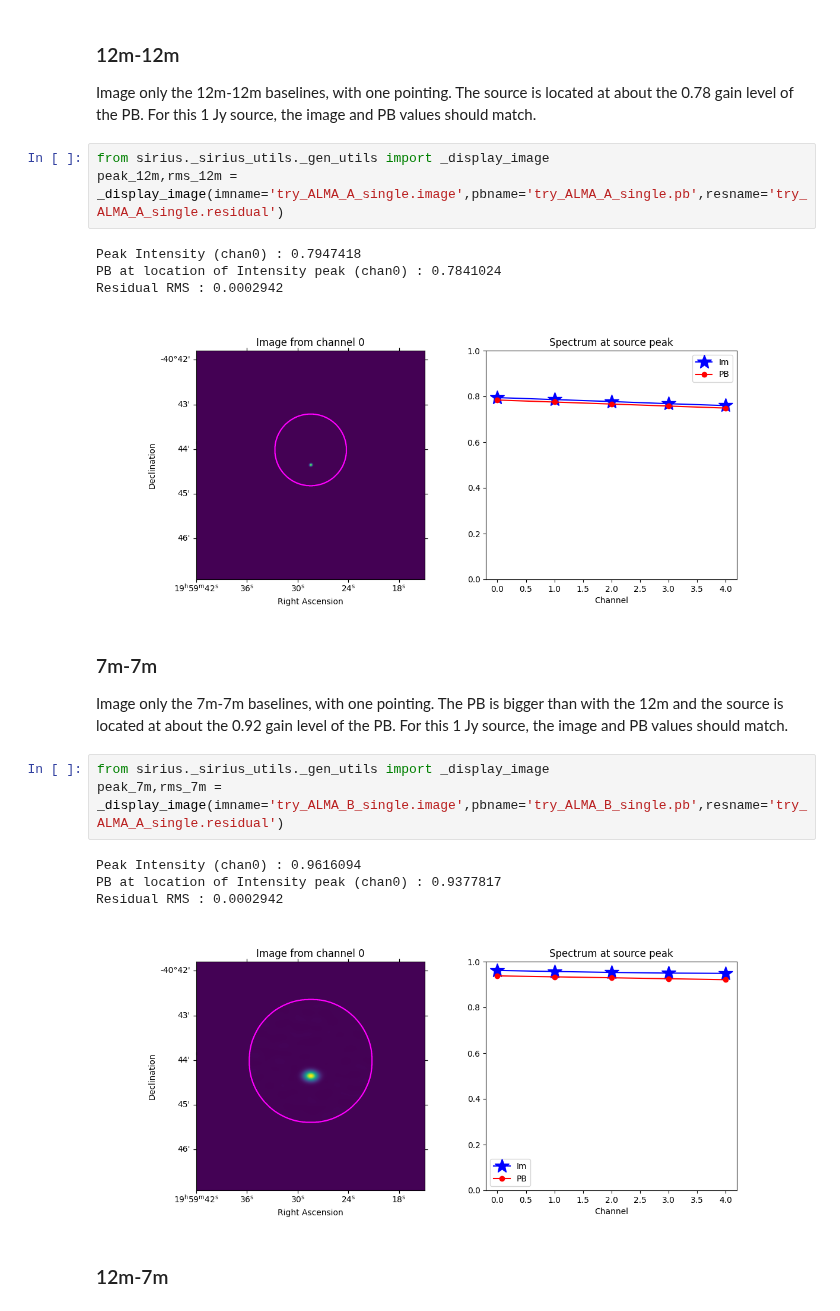
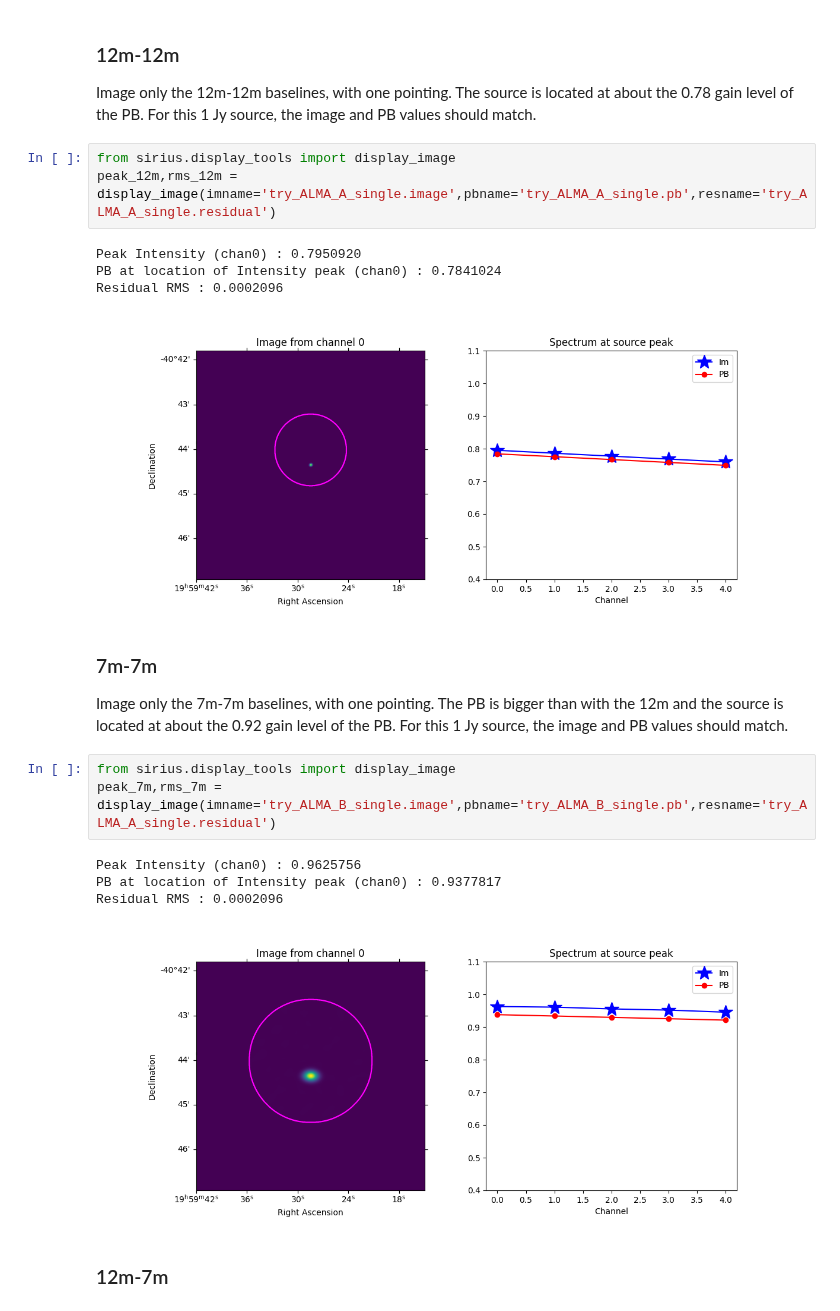
Before and after one commit to casangi/sirius, a Jupyter notebook: docs/heterogeneous_array_mosaic_simulations.ipynb, the cells around one changed output. Saved outputs shown, nothing was run; the diff lists cells and outputs as text.

```diff
--- a/docs/heterogeneous_array_mosaic_simulations.ipynb
+++ b/docs/heterogeneous_array_mosaic_simulations.ipynb
@@ -384,25 +360,25 @@ antsels[antsel]2  *
 ### 12m-12m
 Image only the 12m-12m baselines, with one pointing. The source is located at about the 0.78 gain level of the PB. For this 1 Jy source, the image and PB values should match.
 # %%
-from sirius._sirius_utils._gen_utils import _display_image
-peak_12m,rms_12m = _display_image(imname='try_ALMA_A_single.image',pbname='try_ALMA_A_single.pb',resname='try_ALMA_A_single.residual')
+from sirius.display_tools import display_image
+peak_12m,rms_12m = display_image(imname='try_ALMA_A_single.image',pbname='try_ALMA_A_single.pb',resname='try_ALMA_A_single.residual')
 # %% [output]
-Peak Intensity (chan0) : 0.7947418
+Peak Intensity (chan0) : 0.7950920
 PB at location of Intensity peak (chan0) : 0.7841024
-Residual RMS : 0.0002942
+Residual RMS : 0.0002096
-[figure, old version]
+[figure, new version]
 # %% [markdown]
 ### 7m-7m
 
 Image only the 7m-7m baselines, with one pointing. The PB is bigger than with the 12m and the source is located at about the 0.92 gain level of the PB. For this 1 Jy source, the image and PB values should match.
 # %%
-from sirius._sirius_utils._gen_utils import _display_image
-peak_7m,rms_7m = _display_image(imname='try_ALMA_B_single.image',pbname='try_ALMA_B_single.pb',resname='try_ALMA_A_single.residual')
+from sirius.display_tools import display_image
+peak_7m,rms_7m = display_image(imname='try_ALMA_B_single.image',pbname='try_ALMA_B_single.pb',resname='try_ALMA_A_single.residual')
 # %% [output]
-Peak Intensity (chan0) : 0.9616094
+Peak Intensity (chan0) : 0.9625756
 PB at location of Intensity peak (chan0) : 0.9377817
-Residual RMS : 0.0002942
+Residual RMS : 0.0002096
-[figure, old version]
+[figure, new version]
 # %% [markdown]
 ### 12m-7m
 # %%
```
Also changed, not shown: parts of 26 cells of this notebook, 11 other files.
